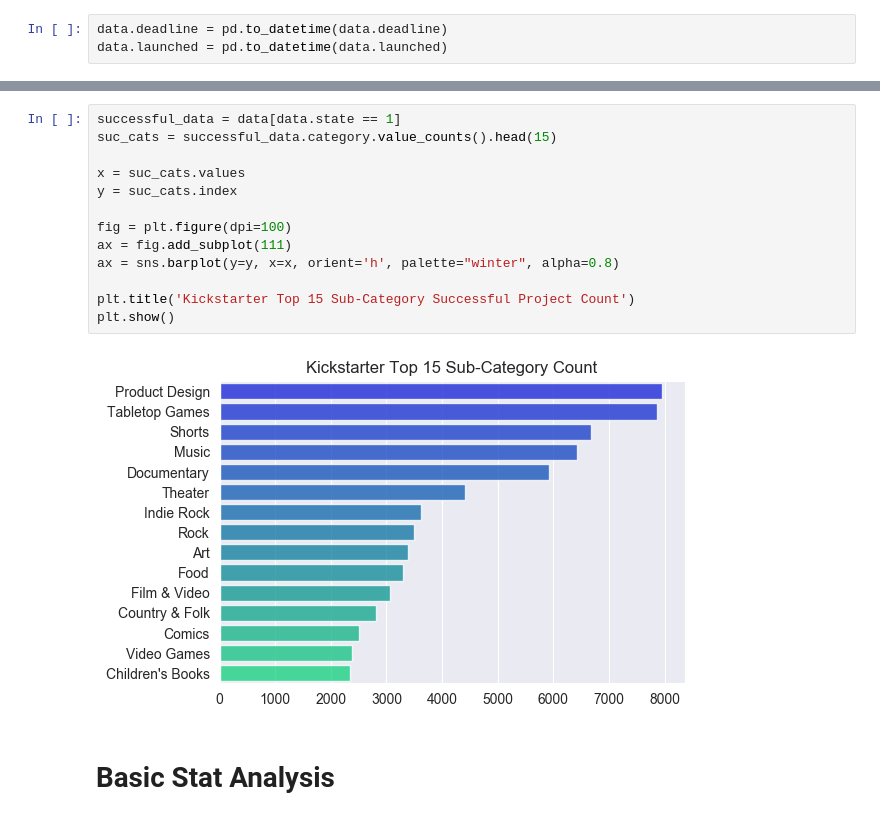
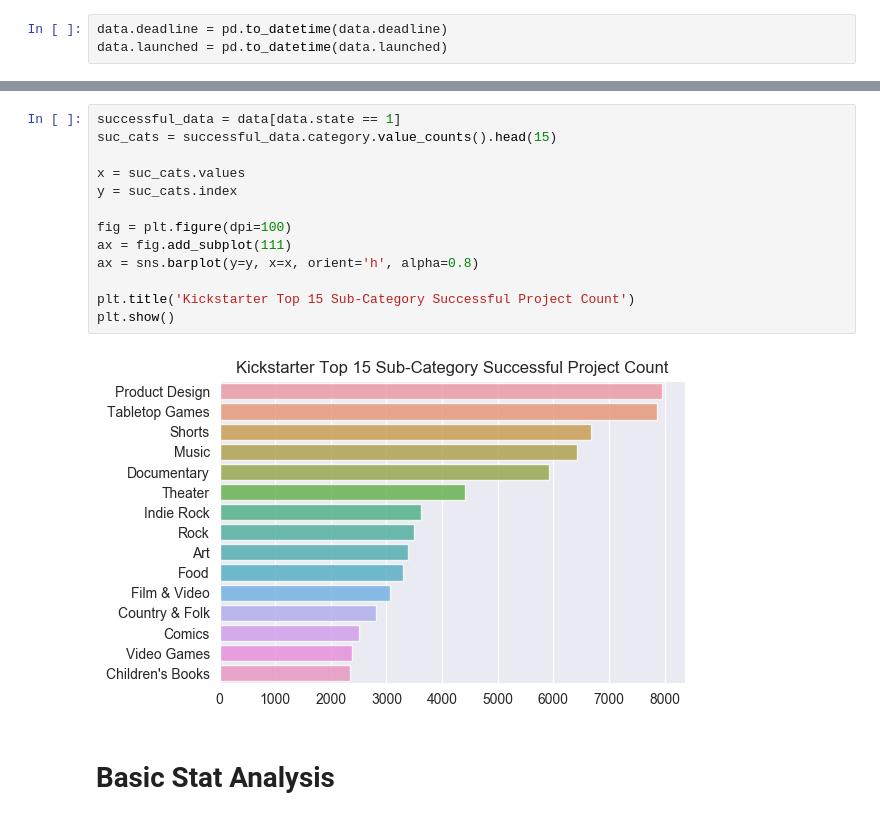
Before and after one commit to ramonidea/370_project, a Jupyter notebook: Data Prep.ipynb, the cells around one changed output, grey strips where cells are left out. Saved outputs shown, nothing was run; the diff lists cells and outputs as text.

```diff
--- a/Data Prep.ipynb
+++ b/Data Prep.ipynb
@@ -81,18 +81,18 @@ plt.show()
 # %%
 successful_data = data[data.state == 1]
 suc_cats = successful_data.category.value_counts().head(15)
 
 x = suc_cats.values
 y = suc_cats.index
 
 fig = plt.figure(dpi=100)
 ax = fig.add_subplot(111)
-ax = sns.barplot(y=y, x=x, orient='h', palette="winter", alpha=0.8)
+ax = sns.barplot(y=y, x=x, orient='h', alpha=0.8)
 
 plt.title('Kickstarter Top 15 Sub-Category Successful Project Count')
 plt.show()
 # %% [output]
-[figure, old version]
+[figure, new version]
 # %% [markdown]
 # Basic Stat Analysis
 # %%
```
Also changed, not shown: parts of 14 cells of this notebook, 1 other file.
